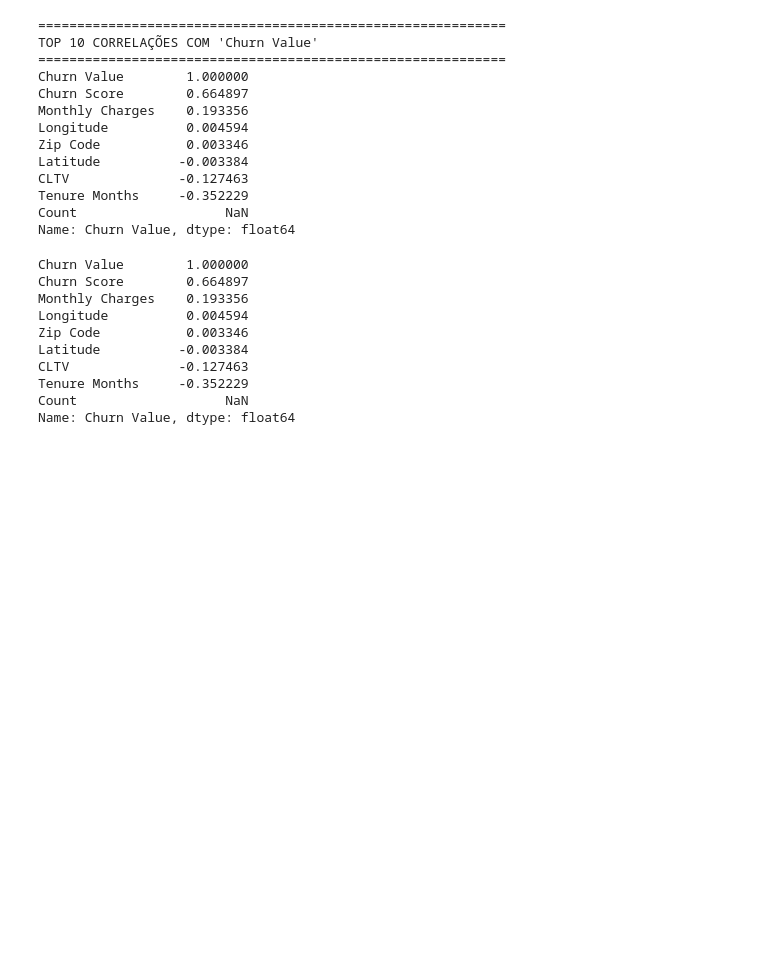
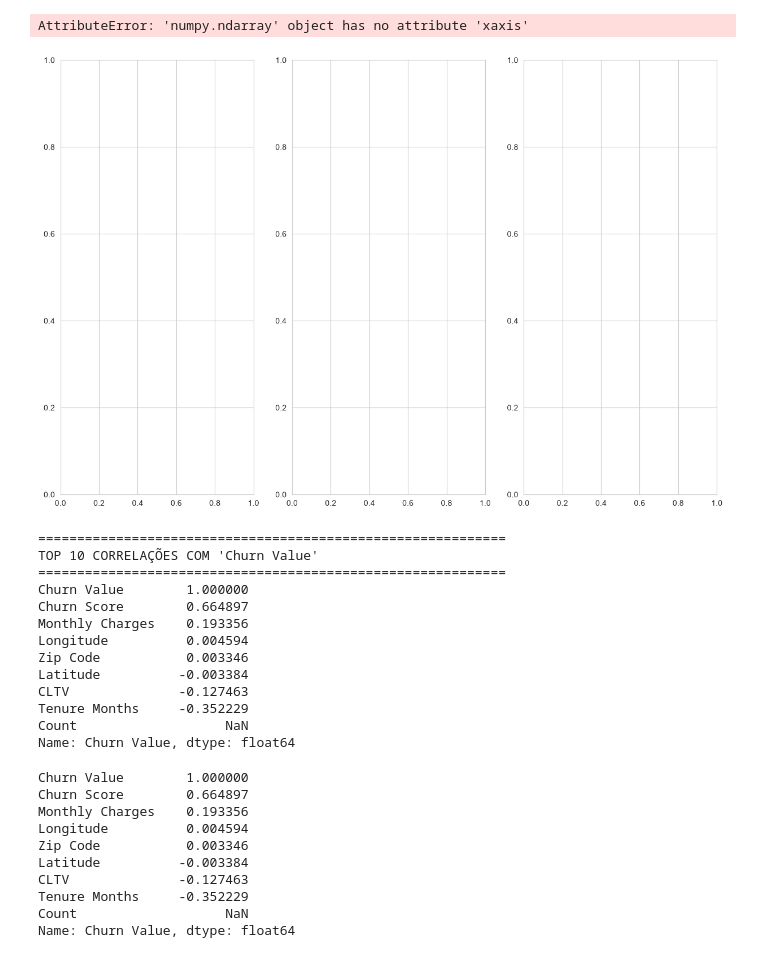
Before and after one commit to GuilhermeCarv/Tech-Challenge-1, a Jupyter notebook: EDA.ipynb, the cells around one changed output. Cells and saved outputs as stored; diff of their text form; code cells hidden in the pictures; blank space fills up the shorter version.

```diff
--- a/EDA.ipynb
+++ b/EDA.ipynb
@@ -8,2 +39,2 @@ Matplotlib is building the font cache; this may take a moment.
 # %%
-df = pd.read_excel('data\Telco_customer_churn.xlsx')
+df = pd.read_excel('data\\Telco_customer_churn.xlsx')
@@ -94,3 +176,8 @@ Name: count, dtype: int64
+# %%
+eda.histograma_distribuicao(['Churn Value'])
+# %% [output]
+AttributeError: 'numpy.ndarray' object has no attribute 'xaxis'
+[figure, added]
 # %%
 eda.correlacao_com_target(target='Churn Value')
 # %% [output]
```
Also changed, not shown: parts of 12 cells of this notebook, 1 other file.
